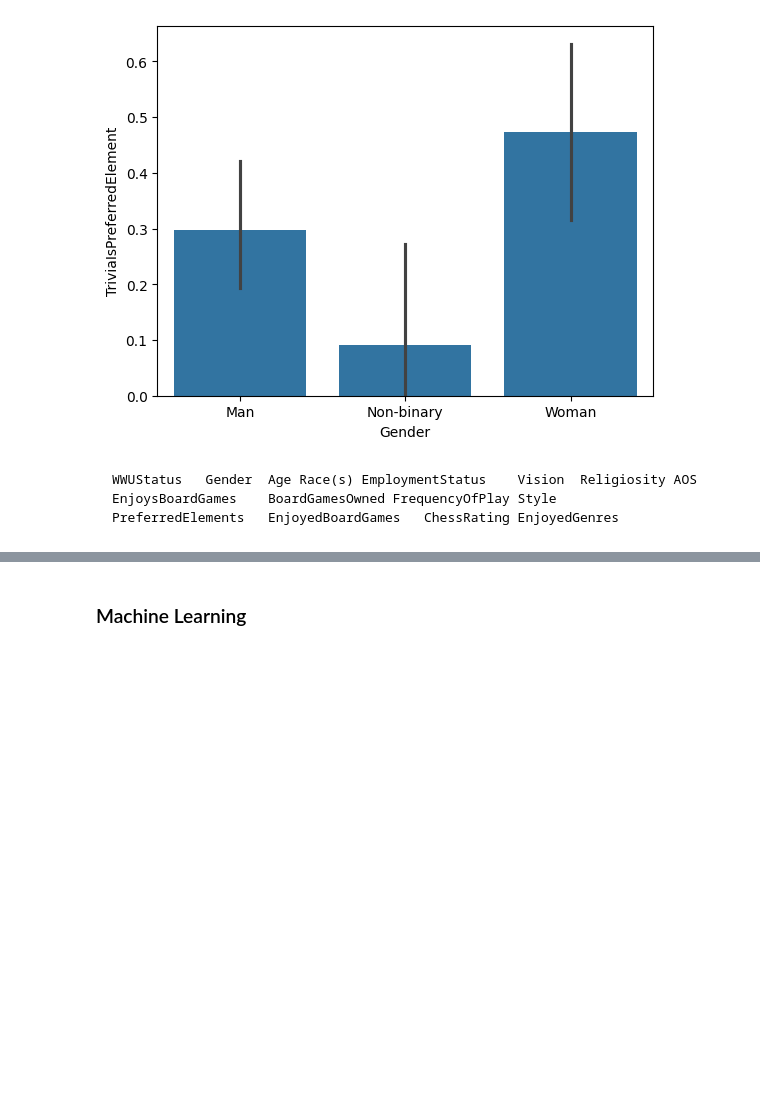
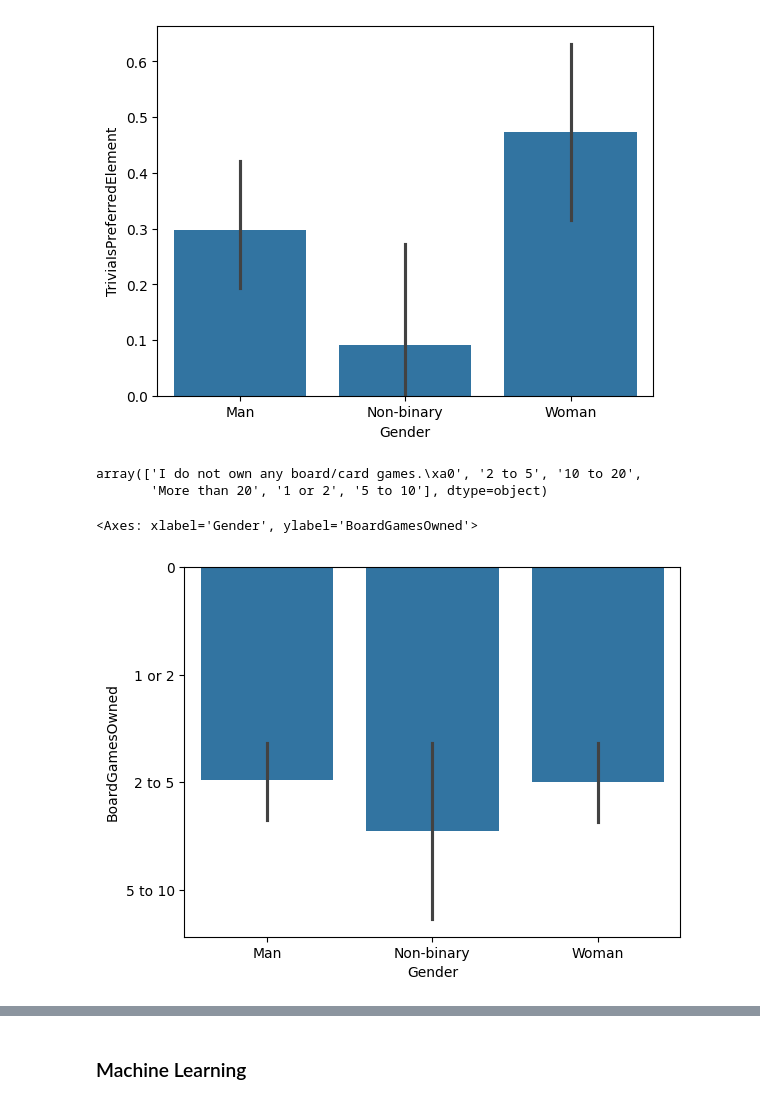
Before and after one commit to sevenwwu/sevenwwu.github.io, a Jupyter notebook: Data Science 311 Findings.ipynb, the cells around one changed output, grey strips where cells are left out. Cells and saved outputs as stored; diff of their text form; code cells hidden in the pictures; blank space fills up the shorter version.

```diff
--- a/Data Science 311 Findings.ipynb
+++ b/Data Science 311 Findings.ipynb
@@ -449,7 +449,7 @@ import seaborn as sns
 
 gendersForAnalysis = {"Man","Woman","Non-binary"}
 
-genderForAnalysis_df = cleaned_df[cleaned_df["Gender"].isin(gendersForAnalysis)]
+genderForAnalysis_df = cleaned_df[cleaned_df["Gender"].isin(gendersForAnalysis)].copy()
 
 sns.boxplot(x=genderForAnalysis_df["Gender"],y=genderForAnalysis_df["ChessRating"])
 # %% [output]
@@ -493,5 +493,21 @@ sns.barplot(x=genderForAnalysis_df["Gender"],y=genderForAnalysis_df["TriviaIsPre
 # %% [output]
 <Axes: xlabel='Gender', ylabel='TriviaIsPreferredElement'>
 [figure]
-# %% [markdown]
-	WWUStatus	Gender	Age	Race(s)	EmploymentStatus	Vision	Religiosity	AOS	EnjoysBoardGames	BoardGamesOwned	FrequencyOfPlay	Style	PreferredElements	EnjoyedBoardGames	ChessRating	EnjoyedGenres
+# %%
+genderForAnalysis_df["BoardGamesOwned"].unique()
+# %% [output]
+array(['I do not own any board/card games.\xa0', '2 to 5', '10 to 20',
+       'More than 20', '1 or 2', '5 to 10'], dtype=object)
+# %%
+range_order = ['0', '1 or 2', '2 to 5', '5 to 10', '10 to 20', "More than 20"]
+
+# Convert the 'BoardGamesOwned' column to a categorical type with the specified order
+genderForAnalysis_df['BoardGamesOwned'] = genderForAnalysis_df['BoardGamesOwned'].apply(lambda x: "0" if x == "I do not own any board/card games.\xa0" else x)
+
+genderForAnalysis_df['BoardGamesOwned'] = pd.Categorical(genderForAnalysis_df['BoardGamesOwned'], categories=range_order, ordered=True)
+
+# Plot the histogram with the ordered categories
+sns.barplot(y=genderForAnalysis_df['BoardGamesOwned'],x=genderForAnalysis_df["Gender"])
+# %% [output]
+<Axes: xlabel='Gender', ylabel='BoardGamesOwned'>
+[figure, added]
```
Also changed, not shown: parts of 3 cells of this notebook.
